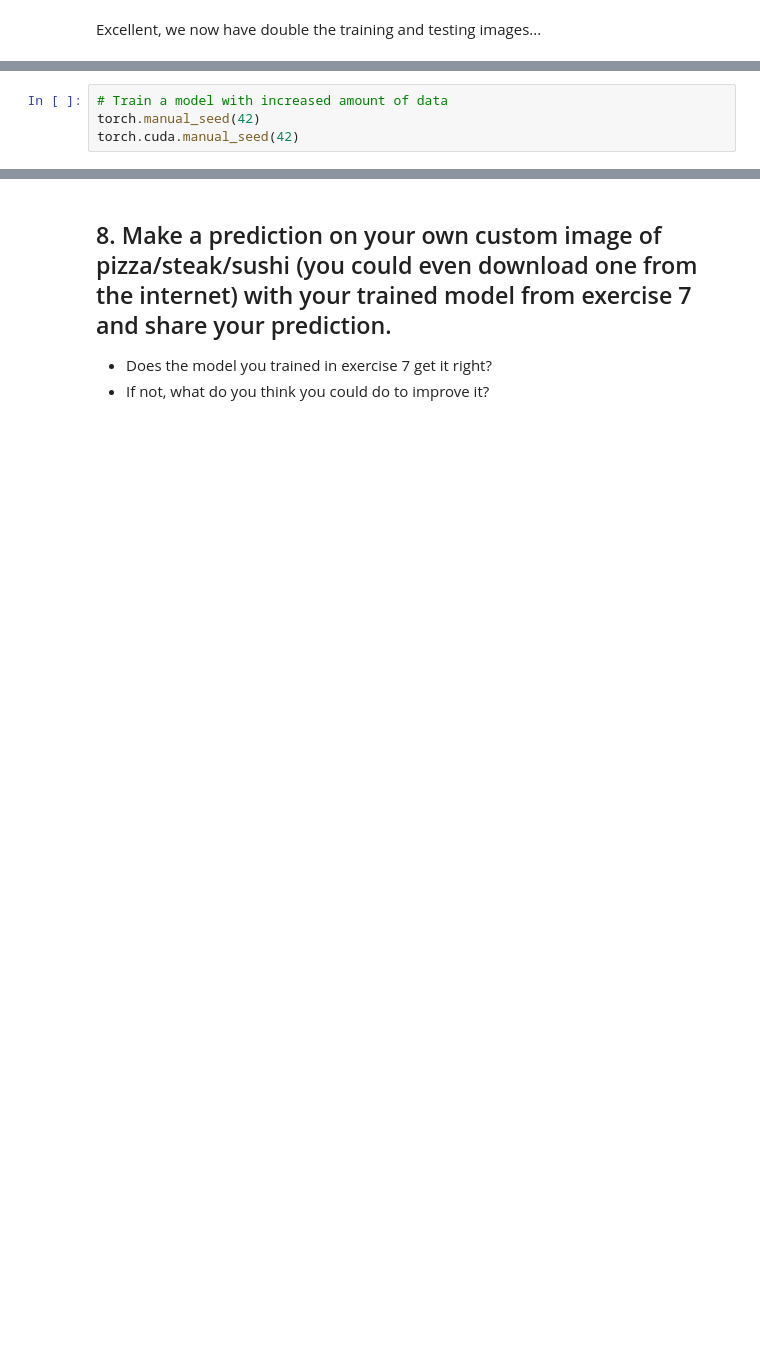
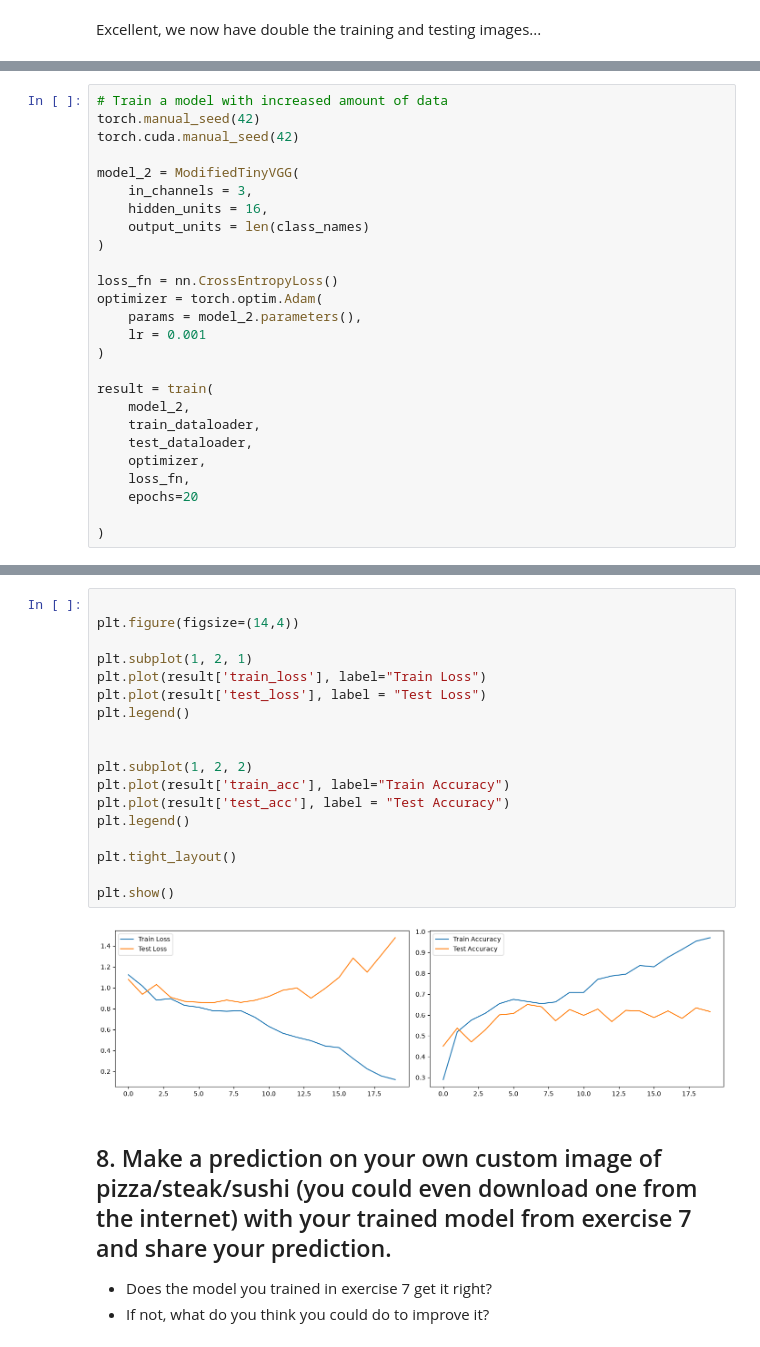
Before and after one commit to DanialBahrizadeh/pytorch_course, a Jupyter notebook: exercises/04_pytorch_custom_datasets_exercises.ipynb, the cells around one changed output, grey strips where cells are left out. Saved outputs shown, nothing was run; the diff lists cells and outputs as text; blank space fills up the shorter version.

```diff
--- a/exercises/04_pytorch_custom_datasets_exercises.ipynb
+++ b/exercises/04_pytorch_custom_datasets_exercises.ipynb
@@ -556,3 +874,25 @@ simple_transform = transforms.Compose([
 # Train a model with increased amount of data
 torch.manual_seed(42)
 torch.cuda.manual_seed(42)
+
+model_2 = ModifiedTinyVGG(
+    in_channels = 3,
+    hidden_units = 16,
+    output_units = len(class_names)
+)
+
+loss_fn = nn.CrossEntropyLoss()
+optimizer = torch.optim.Adam(
+    params = model_2.parameters(),
+    lr = 0.001
+)
+
+result = train(
+    model_2,
+    train_dataloader,
+    test_dataloader,
+    optimizer,
+    loss_fn,
+    epochs=20
+
+)
@@ -559,3 +935,23 @@ torch.cuda.manual_seed(42)
+# %%
+
+plt.figure(figsize=(14,4))
+
+plt.subplot(1, 2, 1)
+plt.plot(result['train_loss'], label="Train Loss")
+plt.plot(result['test_loss'], label = "Test Loss")
+plt.legend()
+
+
+plt.subplot(1, 2, 2)
+plt.plot(result['train_acc'], label="Train Accuracy")
+plt.plot(result['test_acc'], label = "Test Accuracy")
+plt.legend()
+
+plt.tight_layout()
+
+plt.show()
+# %% [output]
+[figure, added]
 # %% [markdown]
 ## 8. Make a prediction on your own custom image of pizza/steak/sushi (you could even download one from the internet) with your trained model from exercise 7 and share your prediction.
 * Does the model you trained in exercise 7 get it right?
```
Also changed, not shown: parts of 28 cells of this notebook.
